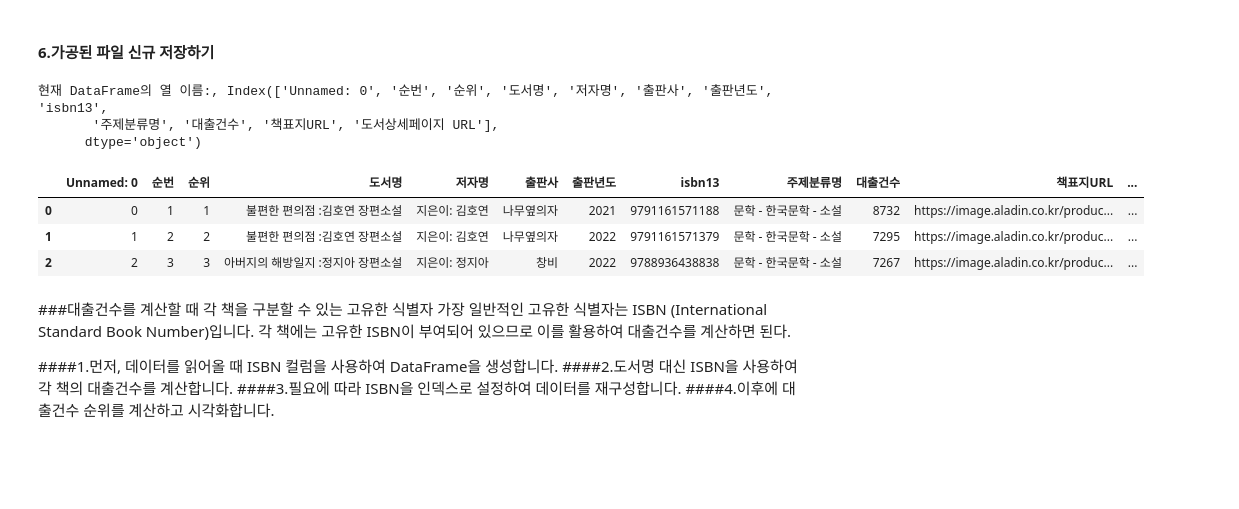
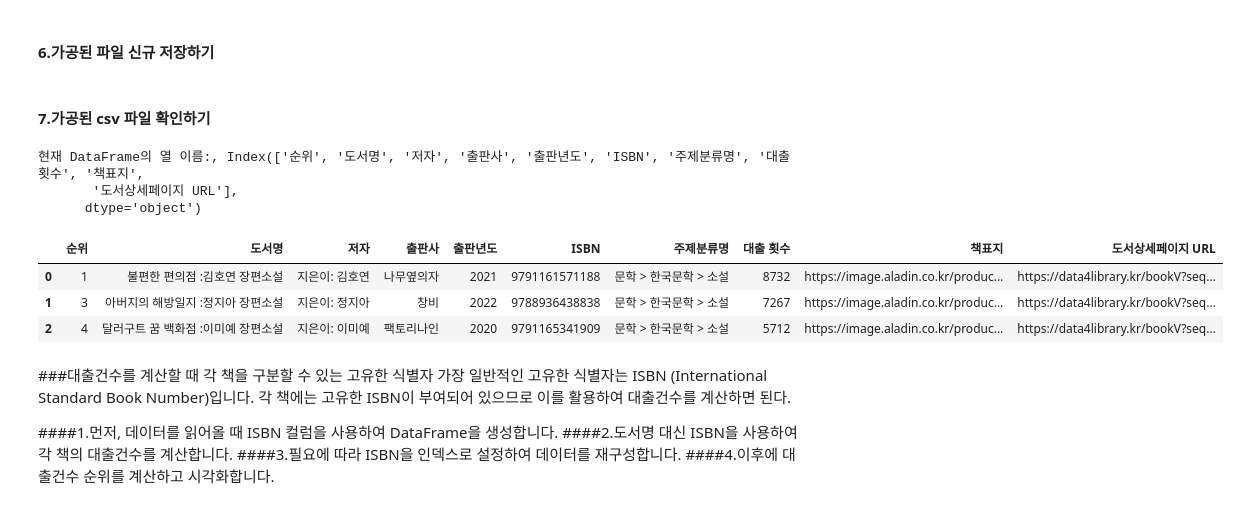
Before and after one commit to ellieyakim0829/dataAnalysis, a Jupyter notebook: 2_미니프로젝트_데이터분석_OpenAPI_xml_실습_20240501.ipynb, the cells around one changed output. Saved outputs shown, nothing was run; the diff lists cells and outputs as text; code cells hidden in the pictures; blank space fills up the shorter version.

```diff
--- a/2_미니프로젝트_데이터분석_OpenAPI_xml_실습_20240501.ipynb
+++ b/2_미니프로젝트_데이터분석_OpenAPI_xml_실습_20240501.ipynb
@@ -671,16 +406,18 @@ books_df.to_csv(outfile, encoding='cp949', mode='w', index=False)
+# %% [markdown]
+#### 7.가공된 csv 파일 확인하기
 # %%
-books_df = pd.read_csv('./BestLoanList_books_data.csv', encoding='cp949')
+books_df = pd.read_csv('BestLoanList_books_data.csv', encoding='cp949')
 
-print(f"현재 DataFrame의 열 이름:, {books_df.columns}")
+print(f"현재 DataFrame의 열 이름:, {unique_books_df.columns}")
 books_df.head(3)
 # %% [output]
-현재 DataFrame의 열 이름:, Index(['Unnamed: 0', '순번', '순위', '도서명', '저자명', '출판사', '출판년도', 'isbn13',
-       '주제분류명', '대출건수', '책표지URL', '도서상세페이지 URL'],
+현재 DataFrame의 열 이름:, Index(['순위', '도서명', '저자', '출판사', '출판년도', 'ISBN', '주제분류명', '대출 횟수', '책표지',
+       '도서상세페이지 URL'],
       dtype='object')
-|  | Unnamed: 0 | 순번 | 순위 | 도서명 | 저자명 | 출판사 | 출판년도 | isbn13 | 주제분류명 | 대출건수 | 책표지URL | ... |
-| 0 | 0 | 1 | 1 | 불편한 편의점 :김호연 장편소설 | 지은이: 김호연 | 나무옆의자 | 2021 | 9791161571188 | 문학 - 한국문학 - 소설 | 8732 | https://image.aladin.co.kr/produc... | ... |
-| 1 | 1 | 2 | 2 | 불편한 편의점 :김호연 장편소설 | 지은이: 김호연 | 나무옆의자 | 2022 | 9791161571379 | 문학 - 한국문학 - 소설 | 7295 | https://image.aladin.co.kr/produc... | ... |
-| 2 | 2 | 3 | 3 | 아버지의 해방일지 :정지아 장편소설 | 지은이: 정지아 | 창비 | 2022 | 9788936438838 | 문학 - 한국문학 - 소설 | 7267 | https://image.aladin.co.kr/produc... | ... |
+|  | 순위 | 도서명 | 저자 | 출판사 | 출판년도 | ISBN | 주제분류명 | 대출 횟수 | 책표지 | 도서상세페이지 URL |
+| 0 | 1 | 불편한 편의점 :김호연 장편소설 | 지은이: 김호연 | 나무옆의자 | 2021 | 9791161571188 | 문학 > 한국문학 > 소설 | 8732 | https://image.aladin.co.kr/produc... | https://data4library.kr/bookV?seq... |
+| 1 | 3 | 아버지의 해방일지 :정지아 장편소설 | 지은이: 정지아 | 창비 | 2022 | 9788936438838 | 문학 > 한국문학 > 소설 | 7267 | https://image.aladin.co.kr/produc... | https://data4library.kr/bookV?seq... |
+| 2 | 4 | 달러구트 꿈 백화점 :이미예 장편소설 | 지은이: 이미예 | 팩토리나인 | 2020 | 9791165341909 | 문학 > 한국문학 > 소설 | 5712 | https://image.aladin.co.kr/produc... | https://data4library.kr/bookV?seq... |
 # %% [markdown]
 ###대출건수를 계산할 때 각 책을 구분할 수 있는 고유한 식별자 가장 일반적인 고유한 식별자는 ISBN (International Standard Book Number)입니다. 각 책에는 고유한 ISBN이 부여되어 있으므로 이를 활용하여 대출건수를 계산하면 된다.
 
```
Also changed, not shown: parts of 25 cells of this notebook.
